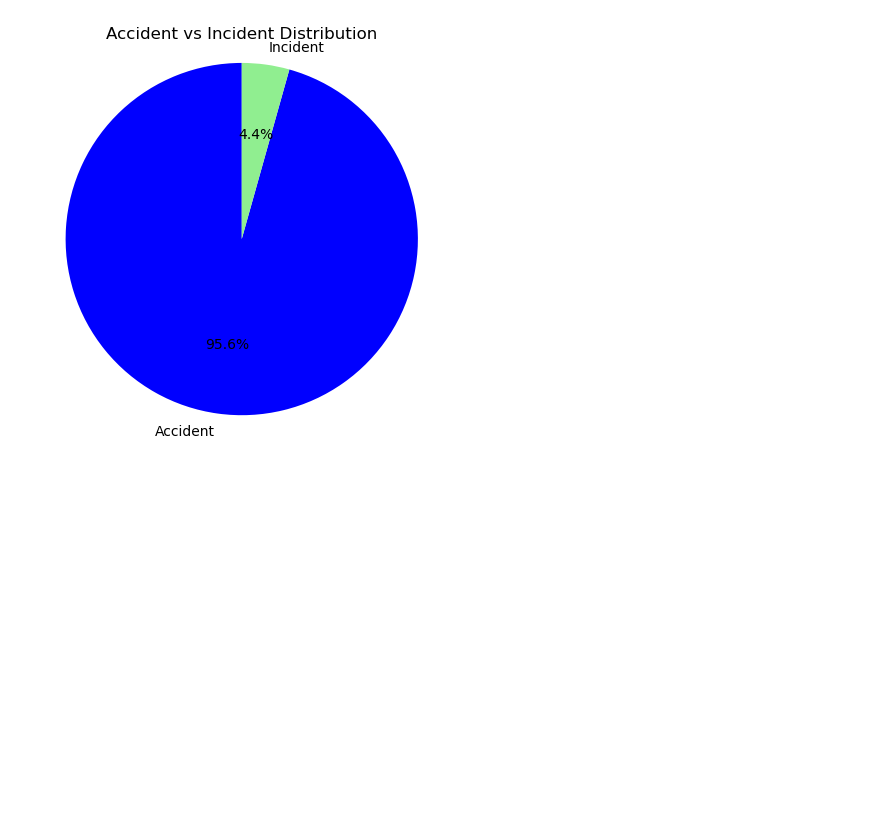
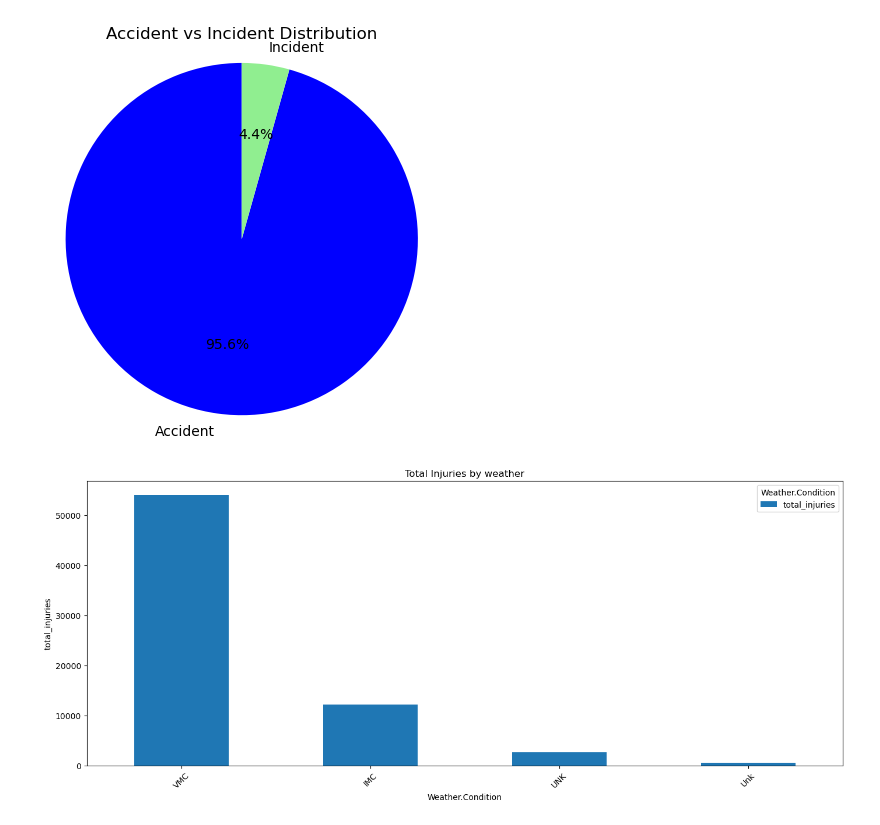
Before and after one commit to Luccy-svg/Aviation_Accidents_Project, a Jupyter notebook: student.ipynb, the cells around one changed output. Cells and saved outputs as stored; diff of their text form; code cells hidden in the pictures; blank space fills up the shorter version.

```diff
--- a/student.ipynb
+++ b/student.ipynb
@@ -71,0 +95,2 @@ df.tail()
+# %%
+df.dropna(subset=['Make', 'Model'], inplace= True)
@@ -91,6 +121,3 @@ Missing values per column:
 88888                   NaN           NaN              NaN
 
 [88889 rows x 31 columns]
-# %%
-df = df.drop(columns= ['Latitude', 'Longitude'])
-print(df)
@@ -502,3 +512,15 @@ plt.axis('equal')
 plt.show()
 # %% [output]
 [figure]
+# %%
+injuries_by_weather= df.groupby('Weather.Condition')['total_injuries'].sum().sort_values(ascending= False)
+injuries_by_weather.plot(kind = 'bar', figsize=(14,6))
+plt.title('Total Injuries by weather')
+plt.xlabel('Weather.Condition')
+plt.ylabel('total_injuries')
+plt.xticks(rotation=45)
+plt.legend(title= 'Weather.Condition')
+plt.tight_layout()
+plt.show()
+# %% [output]
+[figure, added]
```
Also changed, not shown: parts of 12 cells of this notebook.
